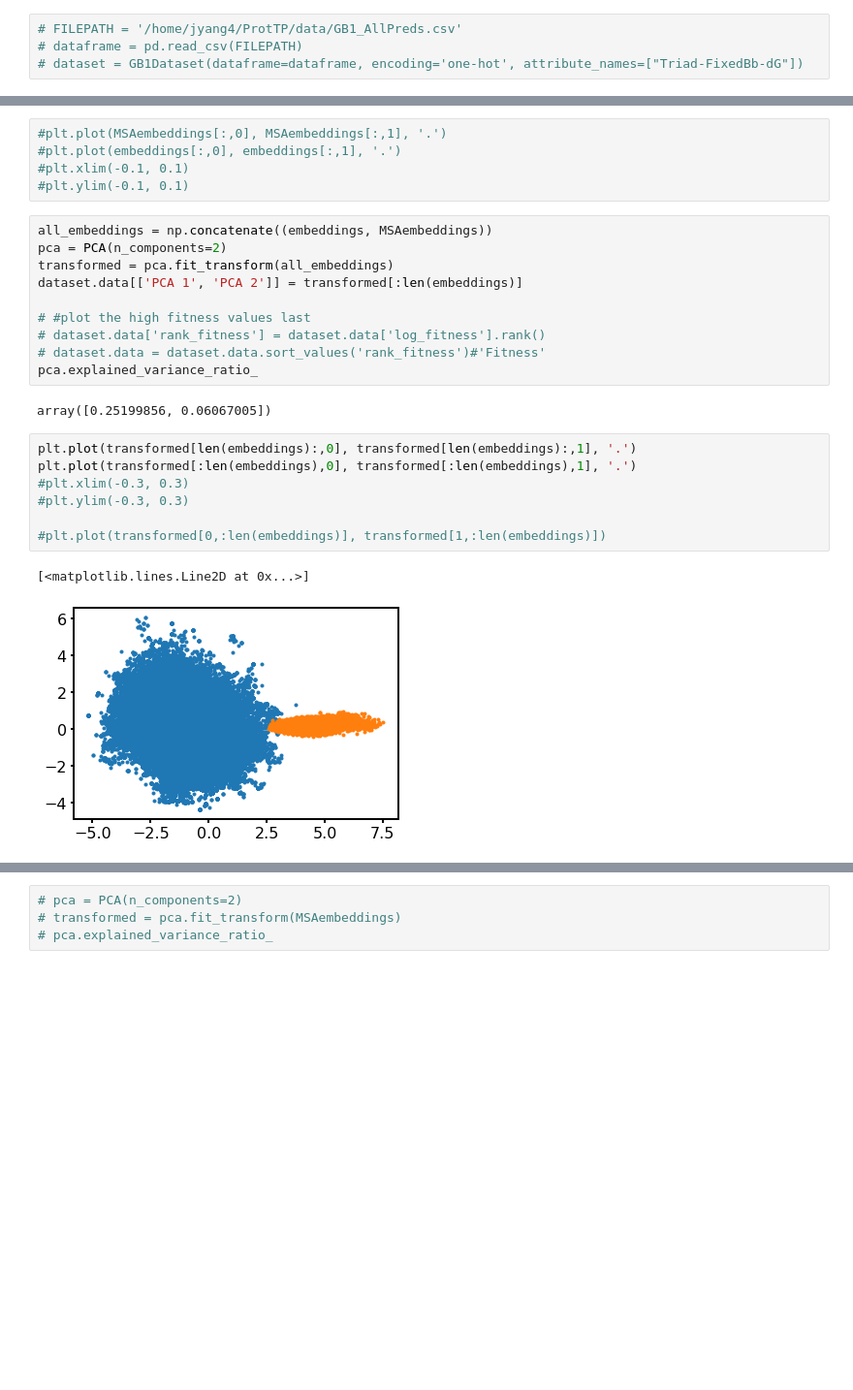
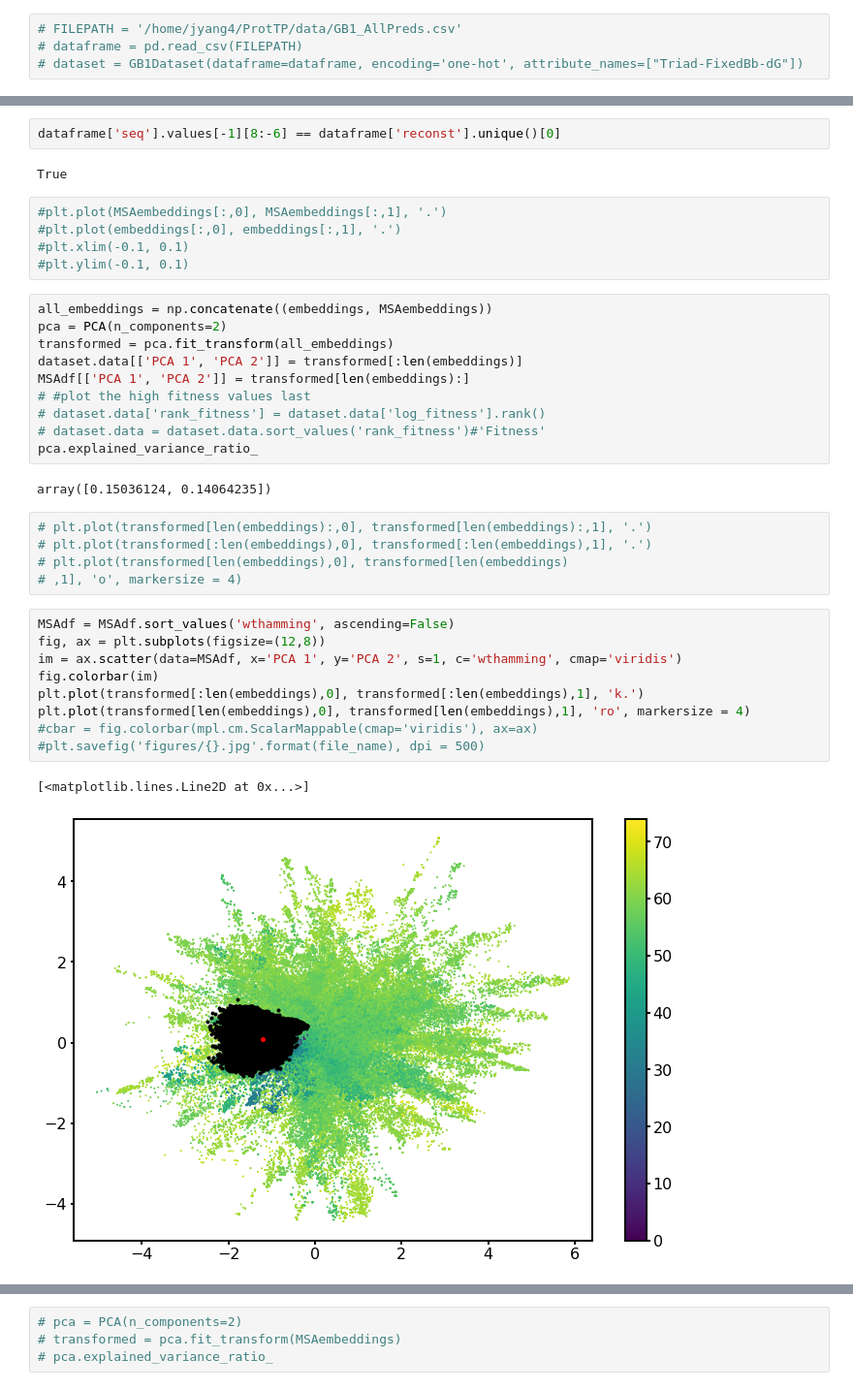
Before and after one commit to jsunn-y/ProtGraphR, a Jupyter notebook: analysis/visualization.ipynb, the cells around one changed output, grey strips where cells are left out. Shown at 97% size. Saved outputs shown, nothing was run; the diff lists cells and outputs as text; blank space fills up the shorter version.

```diff
--- a/analysis/visualization.ipynb
+++ b/analysis/visualization.ipynb
@@ -93,3 +105,7 @@ Text(0, 0.5, 'Fraction')
+# %%
+dataframe['seq'].values[-1][8:-6] == dataframe['reconst'].unique()[0]
+# %% [output]
+True
 # %%
 #plt.plot(MSAembeddings[:,0], MSAembeddings[:,1], '.')
 #plt.plot(embeddings[:,0], embeddings[:,1], '.')
@@ -100,20 +116,27 @@ all_embeddings = np.concatenate((embeddings, MSAembeddings))
 pca = PCA(n_components=2)
 transformed = pca.fit_transform(all_embeddings)
 dataset.data[['PCA 1', 'PCA 2']] = transformed[:len(embeddings)]
-
+MSAdf[['PCA 1', 'PCA 2']] = transformed[len(embeddings):]
 # #plot the high fitness values last
 # dataset.data['rank_fitness'] = dataset.data['log_fitness'].rank()
 # dataset.data = dataset.data.sort_values('rank_fitness')#'Fitness'
 pca.explained_variance_ratio_
 # %% [output]
-array([0.25199856, 0.06067005])
+array([0.15036124, 0.14064235])
 # %%
-plt.plot(transformed[len(embeddings):,0], transformed[len(embeddings):,1], '.')
-plt.plot(transformed[:len(embeddings),0], transformed[:len(embeddings),1], '.')
-#plt.xlim(-0.3, 0.3)
-#plt.ylim(-0.3, 0.3)
-
-#plt.plot(transformed[0,:len(embeddings)], transformed[1,:len(embeddings)])
+# plt.plot(transformed[len(embeddings):,0], transformed[len(embeddings):,1], '.')
+# plt.plot(transformed[:len(embeddings),0], transformed[:len(embeddings),1], '.')
+# plt.plot(transformed[len(embeddings),0], transformed[len(embeddings)
+# ,1], 'o', markersize = 4)
-# %% [output]
-[<matplotlib.lines.Line2D at 0x...>]
-[figure, removed]
+# %%
+MSAdf = MSAdf.sort_values('wthamming', ascending=False)
+fig, ax = plt.subplots(figsize=(12,8))
+im = ax.scatter(data=MSAdf, x='PCA 1', y='PCA 2', s=1, c='wthamming', cmap='viridis')
+fig.colorbar(im)
+plt.plot(transformed[:len(embeddings),0], transformed[:len(embeddings),1], 'k.')
+plt.plot(transformed[len(embeddings),0], transformed[len(embeddings),1], 'ro', markersize = 4)
+#cbar = fig.colorbar(mpl.cm.ScalarMappable(cmap='viridis'), ax=ax)
+#plt.savefig('figures/{}.jpg'.format(file_name), dpi = 500)
+# %% [output]
+[<matplotlib.lines.Line2D at 0x...>]
+[figure, added]
```
Also changed, not shown: parts of 10 cells of this notebook, 45 other files.
